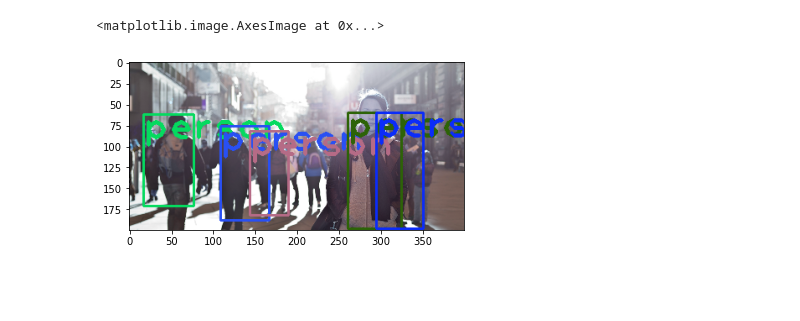
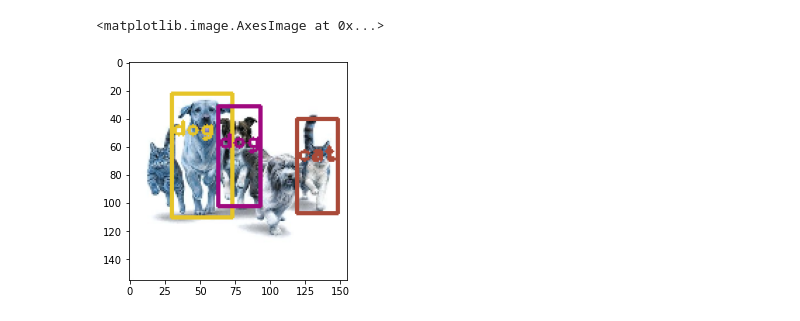
Before and after one commit to reejungkim/YOLO, a Jupyter notebook: yolo with opencv.ipynb, the cells around one changed output. Cells and saved outputs as stored; diff of their text form; code cells hidden in the pictures; blank space fills up the shorter version.

Commit message:
Edit cv2.puttext options and add saving output

```diff
--- a/yolo with opencv.ipynb
+++ b/yolo with opencv.ipynb
@@ -6,20 +10,23 @@ import matplotlib.pyplot as plt
 # %%
-cfg = "/Users/reejungkim/Documents/Git/ImgProcessor/YOLO/yolov2-tiny.cfg"
-weights = "/Users/reejungkim/Documents/Git/ImgProcessor/YOLO/yolov2-tiny.weights"
-names = "/Users/reejungkim/Documents/Git/ImgProcessor/YOLO/yolo.names"
+path_cfg = "/Users/reejungkim/Documents/Git/ImgProcessor/YOLO/yolov2-tiny.cfg"
+path_weights = "/Users/reejungkim/Documents/Git/ImgProcessor/YOLO/yolov2-tiny.weights"
+path_names = "/Users/reejungkim/Documents/Git/ImgProcessor/YOLO/yolo.names"
 
-img = "/Users/reejungkim/Documents/Git/ImgProcessor/YOLO/example.jpg"
+path_img = "/Users/reejungkim/Documents/Git/ImgProcessor/YOLO/catsdogs2.jpg"
 # %%
 # Load Yolo
-net = cv2.dnn.readNet(cfg, weights)
+net = cv2.dnn.readNet(path_cfg, path_weights)
 classes = []
-with open(names, "r") as f:
+with open(path_names, "r") as f:
     classes = [line.strip() for line in f.readlines()]
 layer_names = net.getLayerNames()
-output_layers = [layer_names[i - 1] for i in net.getUnconnectedOutLayers()]
+output_layers = [layer_names[i - 1] for i in net.getUnconnectedOutLayers()]  #output_layers = [layer_names[i[0] - 1] for i in net.getUnconnectedOutLayers()]
 colors = np.random.uniform(0, 255, size=(len(classes), 3))
 # %%
 # Loading image
-img = cv2.imread(img)
+img = cv2.imread(path_img)
 img = cv2.resize(img, None, fx=0.4, fy=0.4)
 height, width, channels = img.shape
+
+plt.imshow(img)
+#plt.imshow( cv2.cvtColor(img, cv2.COLOR_BGR2RGB) )
@@ -57,19 +81,22 @@ indexes = cv2.dnn.NMSBoxes(boxes, confidences, 0.5, 0.4)
 # %%
 font = cv2.FONT_HERSHEY_PLAIN
 for i in range(len(boxes)):
     if i in indexes:
         x, y, w, h = boxes[i]
         label = str(classes[class_ids[i]])
         color = colors[i]
         cv2.rectangle(img, (x, y), (x + w, y + h), color, 2)
-        cv2.putText(img, label, (x, y + 30), font, 3, color, 3)
+        cv2.putText(img, label, (x, y + 30), font, 1, color, 2) #cv2.putText(img, text, org, fontFace, fontScale, color, thickness, lineType, bottomLeftOrigin)
+
+# 다른이름으로 저장하기
+cv2.imwrite("result.png",img)
 
 plt.imshow(img)
 #cv2.imshow("Image", img)
 #cv2.waitKey(0)
 #cv2.destroyAllWindows()
 #for i in range(5):
 #    cv2.waitKey(1)
 # %% [output]
 <matplotlib.image.AxesImage at 0x...>
-[figure, old version]
+[figure, new version]
```
Also changed, not shown: parts of 4 cells of this notebook, 1 other file.
